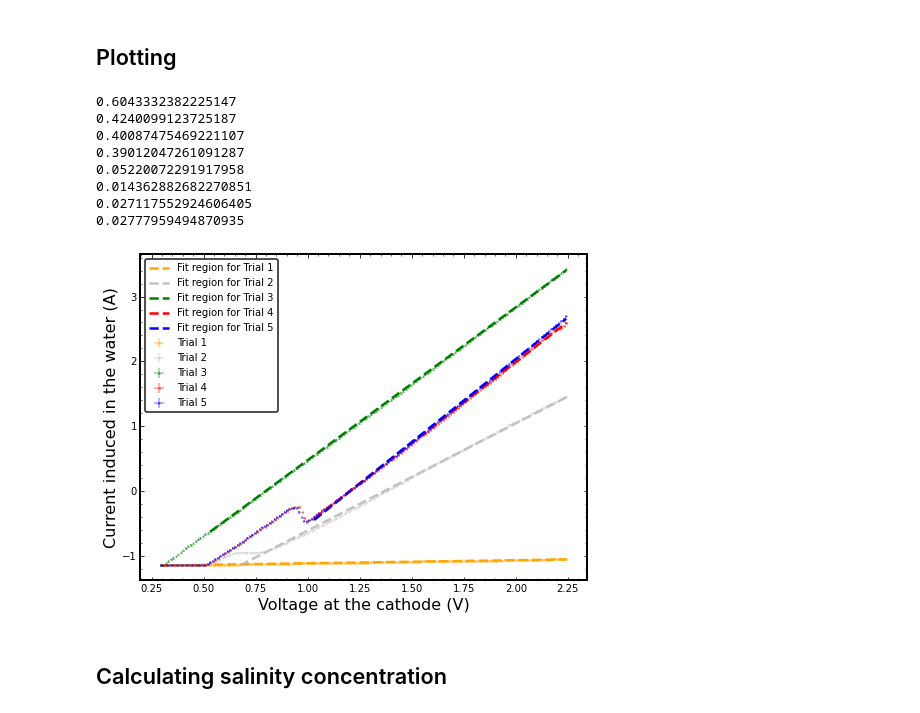
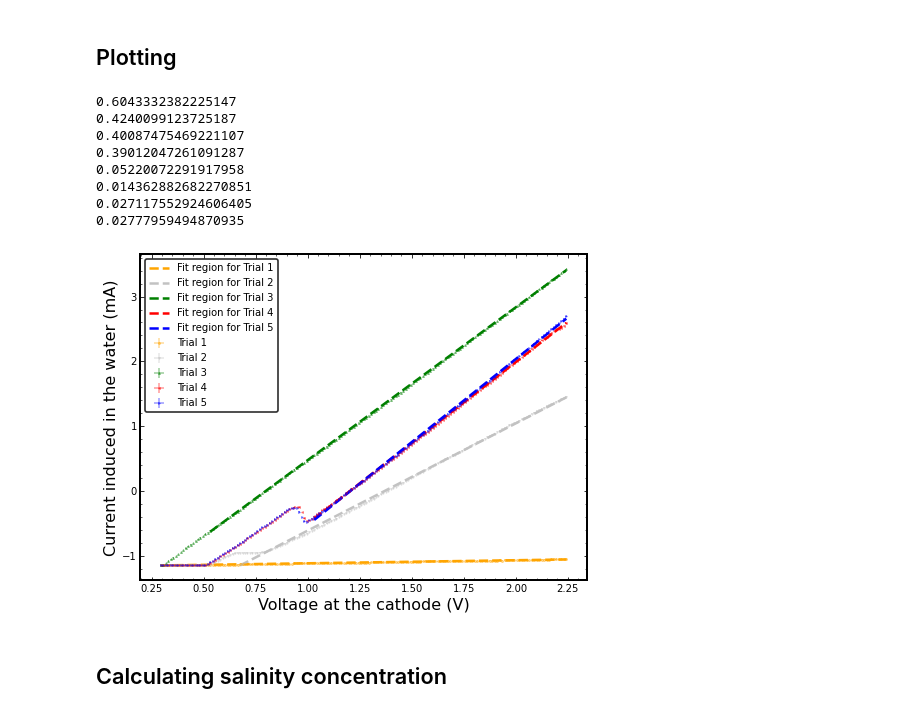
Before and after one commit to hexaquarks/PHYS339, a Jupyter notebook: LabFinal.ipynb, the cells around one changed output. Drawn from its saved outputs; the diff is of its cells as text; code cells hidden in the pictures.

```diff
--- a/LabFinal.ipynb
+++ b/LabFinal.ipynb
@@ -548,7 +548,7 @@ for i in range(SAMPLES):
 
 
 ax.set_xlabel('Voltage at the cathode (V)', fontsize=16)
-ax.set_ylabel('Current induced in the water (A)', fontsize = 16)
+ax.set_ylabel('Current induced in the water (mA)', fontsize = 16)
 
 ax.legend(loc="lower right", fontsize=9.5)
 
@@ -577,34 +577,34 @@ ax.tick_params(axis='y',which='both',
                direction="in",right=True)
 ax.tick_params(axis='x', which='both',
                direction="in", top=True,bottom=True)
 
 ## legend
 legend = ax.legend()
 legend.get_frame().set_linewidth(1.7)
 legend.get_frame().set_edgecolor("black")
 # plt.show()
 
 # print(fitResistancesAmped[0][0])
 print(fitResistancesAmped[1][0])
 print(fitResistancesAmped[2][0])
 print(fitResistancesAmped[3][0])
 print(fitResistancesAmped[4][0])
 
 # print(fitResistancesAmped[0][1])
 print(fitResistancesAmped[1][1])
 print(fitResistancesAmped[2][1])
 print(fitResistancesAmped[3][1])
 print(fitResistancesAmped[4][1])
 # %% [output]
 0.6043332382225147
 0.4240099123725187
 0.40087475469221107
 0.39012047261091287
 0.05220072291917958
 0.014362882682270851
 0.027117552924606405
 0.02777959494870935
-[figure, old version]
+[figure, new version]
 # %% [markdown]
 ## Calculating salinity concentration
 # %%
```
